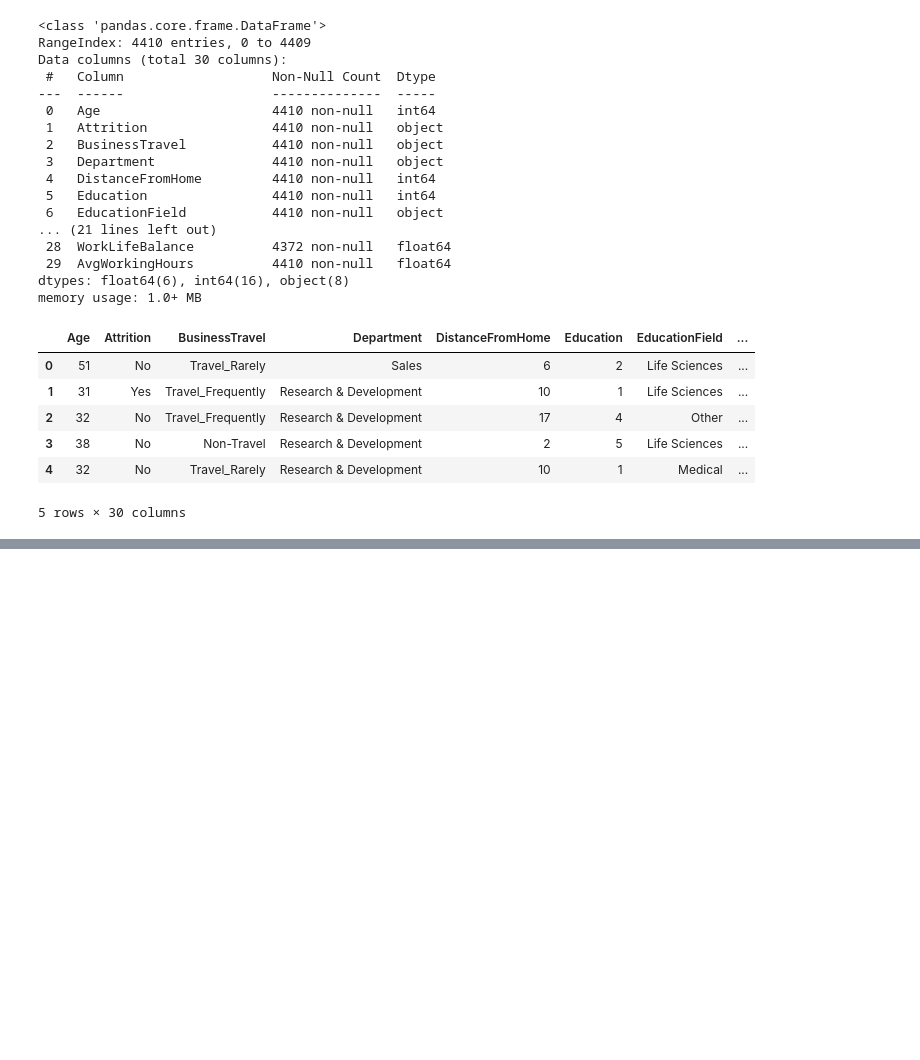
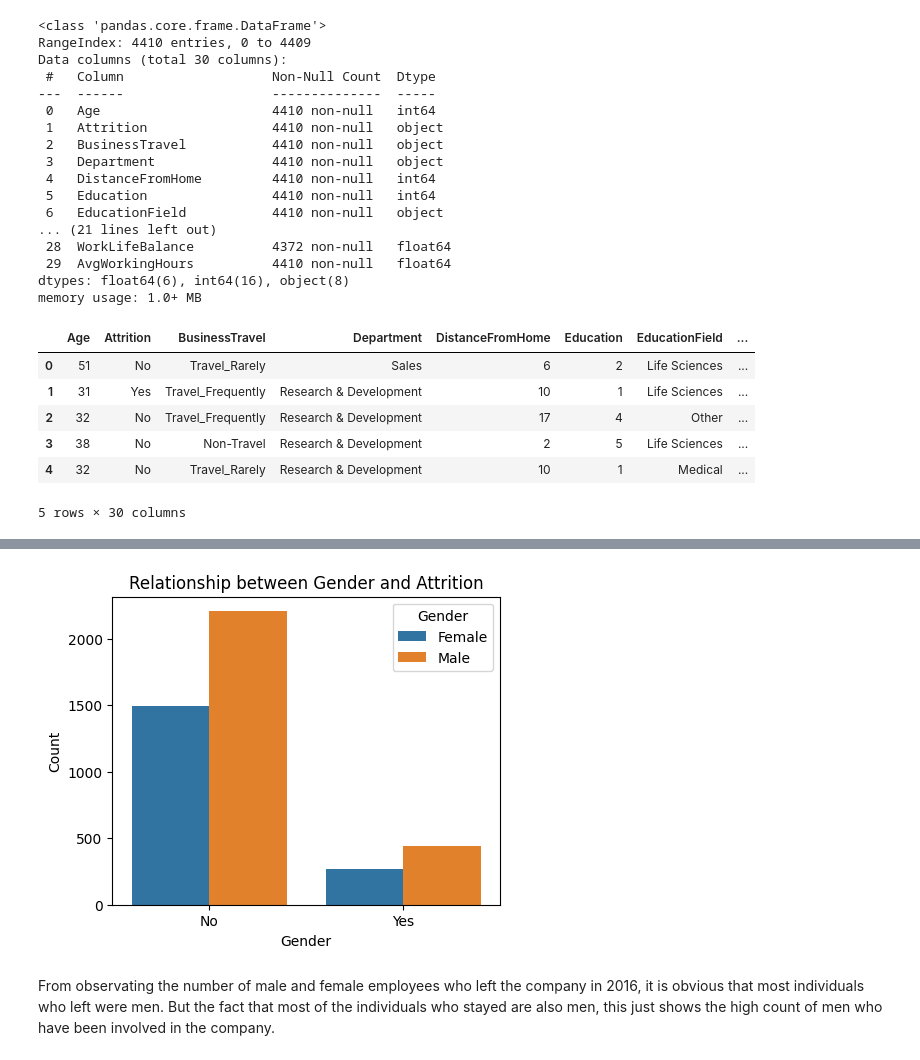
Before and after one commit to P-Asare/AI_final_H4U, a Jupyter notebook: AI_Final_Project.ipynb, the cells around one changed output, grey strips where cells are left out. Cells and saved outputs as stored; diff of their text form; code cells hidden in the pictures; blank space fills up the shorter version.

```diff
--- a/AI_Final_Project.ipynb
+++ b/AI_Final_Project.ipynb
@@ -250,0 +360,16 @@ final_merged_data.head()
+# %%
+final_merged_data.drop('Over18', axis=1, inplace=True)
+# %%
+plt.figure(figsize=(5, 4))
+
+sns.countplot(x='Attrition', hue='Gender', data=final_merged_data)
+
+plt.title('Relationship between Gender and Attrition')
+plt.xlabel('Gender')
+plt.ylabel('Count')
+
+plt.show()
+# %% [output]
+[figure, added]
+# %% [markdown]
+From observating the number of male and female employees who left the company in 2016, it is obvious that most individuals who left were men. But the fact that most of the individuals who stayed are also men, this just shows the high count of men who have been involved in the company.
```
Also changed, not shown: parts of 16 cells of this notebook.
